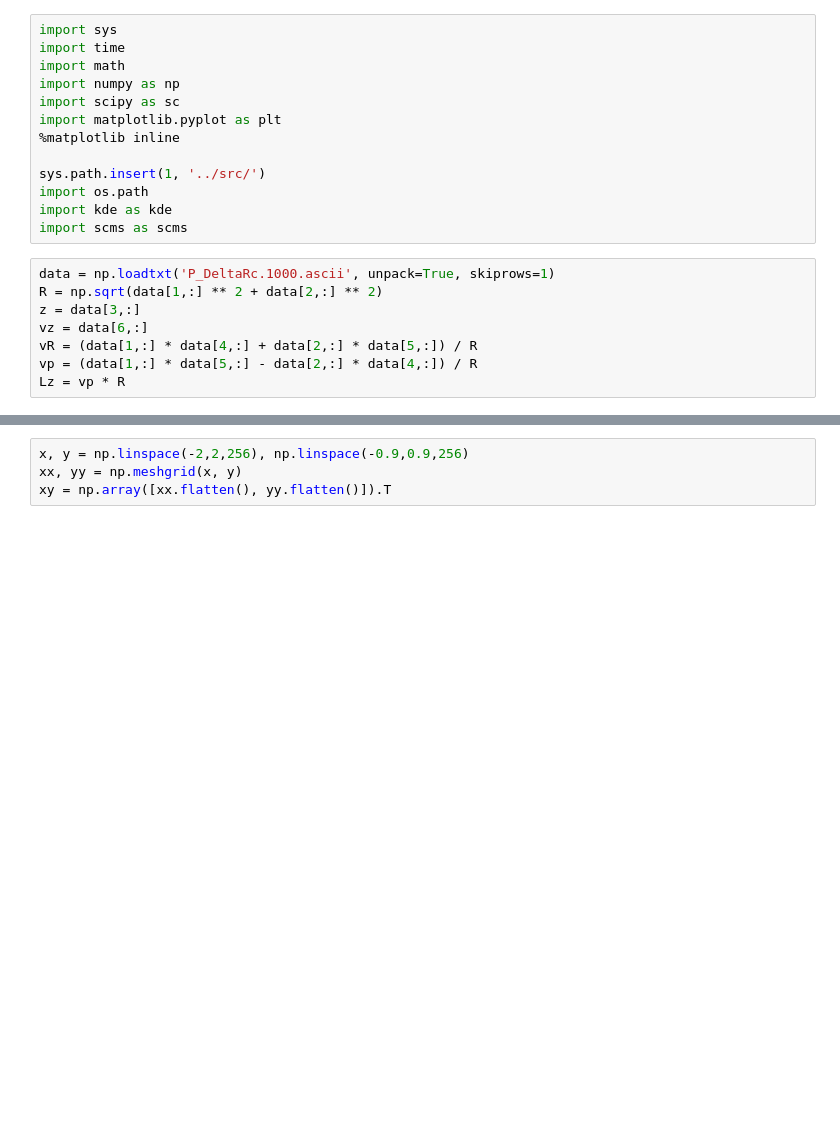
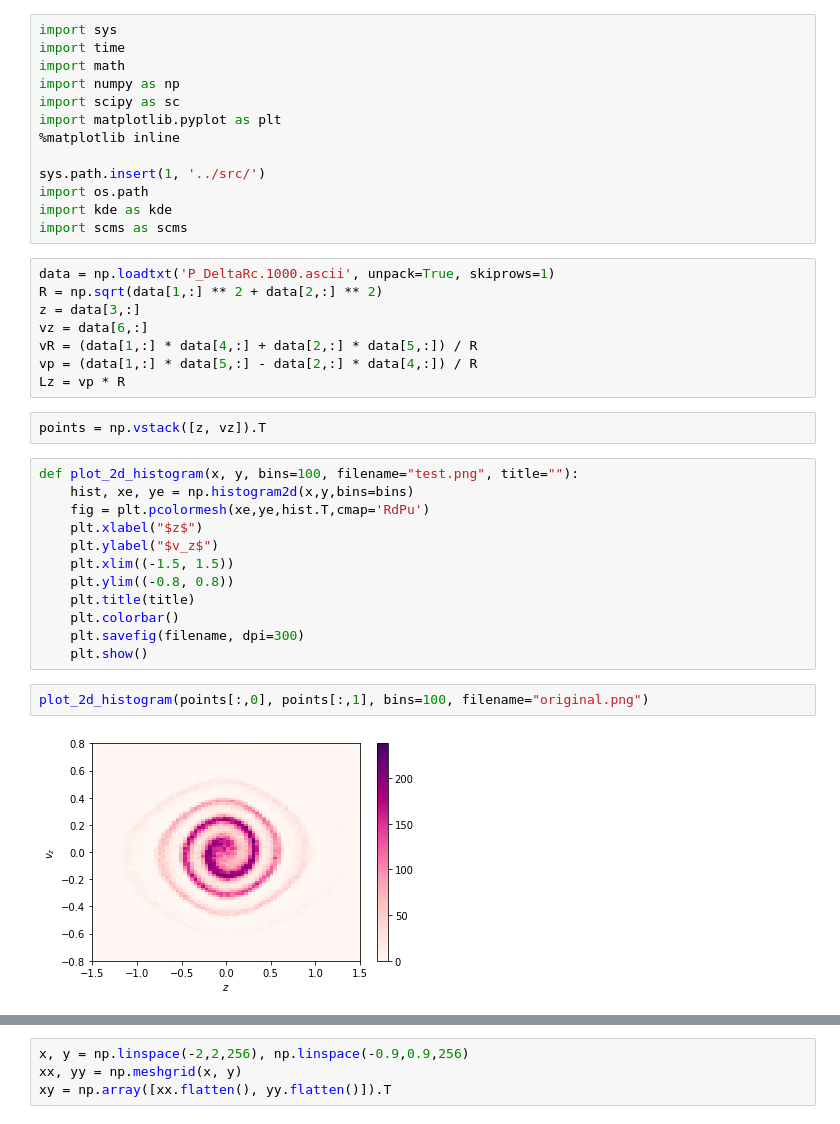
Before and after one commit to astralcai/phase-space-ridge-finding, a Jupyter notebook: examples/tests2.ipynb, the cells around one changed output, grey strips where cells are left out. Saved outputs shown, nothing was run; the diff lists cells and outputs as text; blank space fills up the shorter version.

```diff
--- a/examples/tests2.ipynb
+++ b/examples/tests2.ipynb
@@ -19,3 +19,21 @@ vz = data[6,:]
 vR = (data[1,:] * data[4,:] + data[2,:] * data[5,:]) / R
 vp = (data[1,:] * data[5,:] - data[2,:] * data[4,:]) / R
 Lz = vp * R
+# %%
+points = np.vstack([z, vz]).T
+# %%
+def plot_2d_histogram(x, y, bins=100, filename="test.png", title=""):
+    hist, xe, ye = np.histogram2d(x,y,bins=bins)
+    fig = plt.pcolormesh(xe,ye,hist.T,cmap='RdPu')
+    plt.xlabel("$z$")
+    plt.ylabel("$v_z$")
+    plt.xlim((-1.5, 1.5))
+    plt.ylim((-0.8, 0.8))
+    plt.title(title)
+    plt.colorbar()
+    plt.savefig(filename, dpi=300)
+    plt.show()
+# %%
+plot_2d_histogram(points[:,0], points[:,1], bins=100, filename="original.png")
+# %% [output]
+[figure, added]
```
Also changed, not shown: parts of 12 cells of this notebook, 13 other files.
